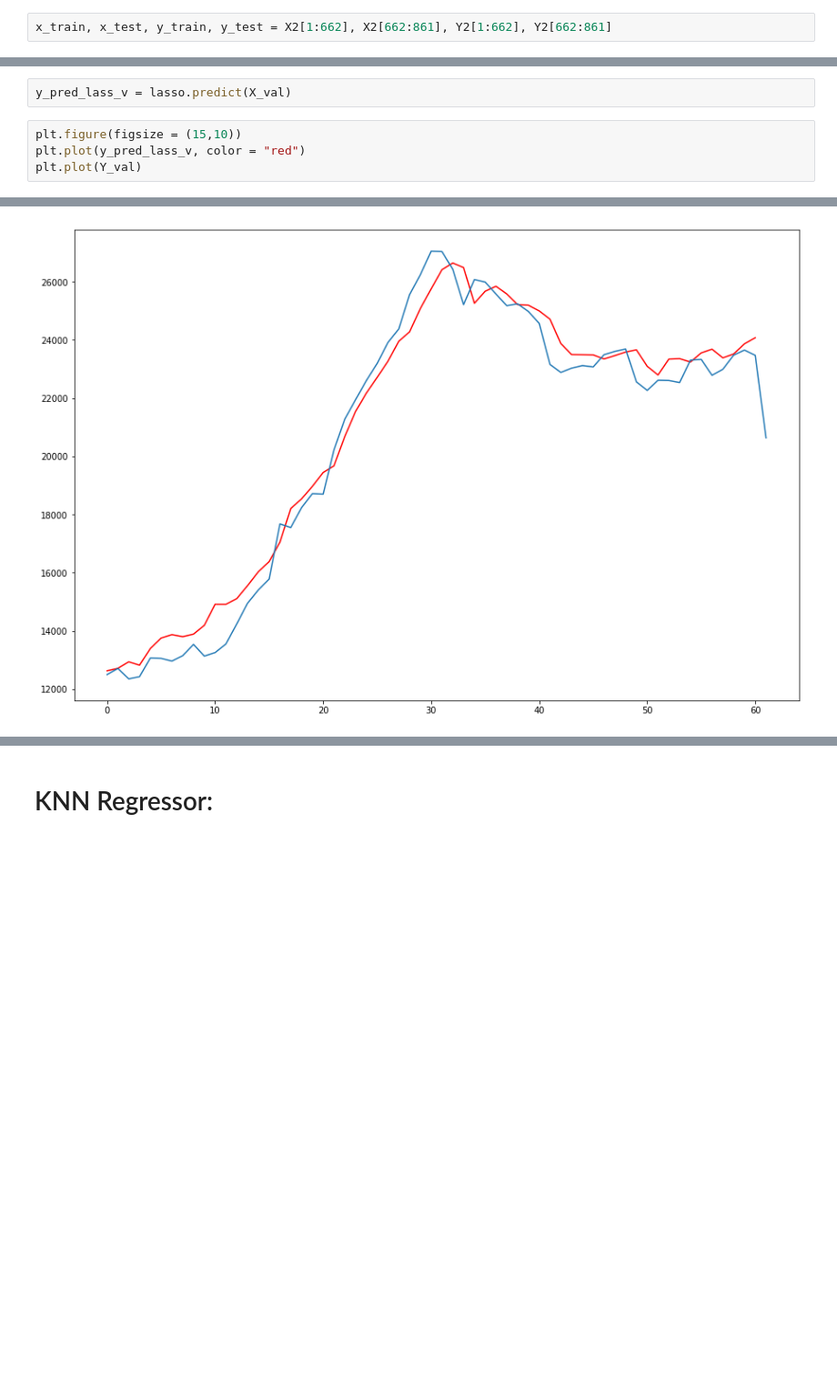
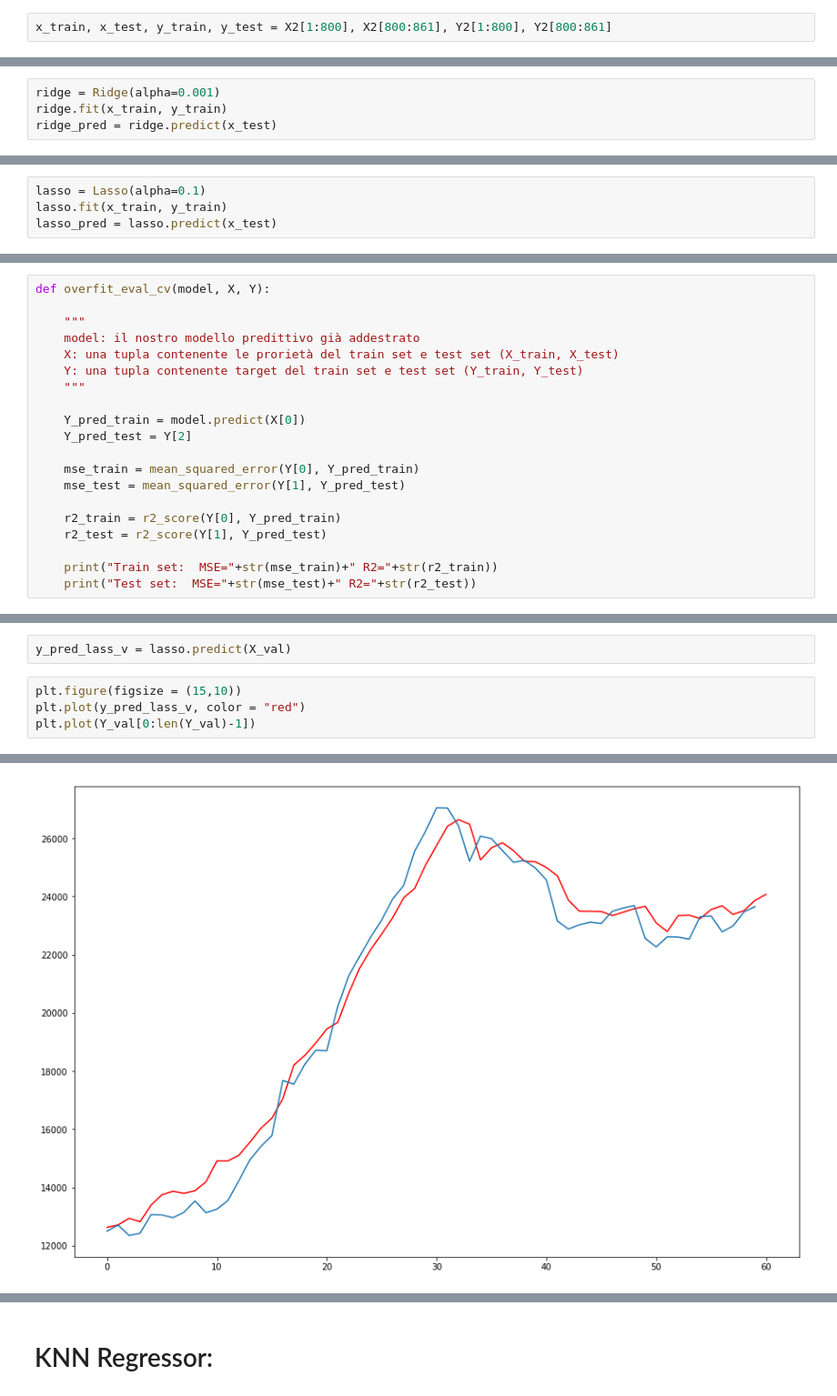
Before and after one commit to pkasela/Data-Science-Lab-Project, a Jupyter notebook: Ml_progetto_dsl.ipynb, the cells around one changed output, grey strips where cells are left out. Shown at 91% size. Drawn from its saved outputs; the diff is of its cells as text; blank space fills up the shorter version.

```diff
--- a/Ml_progetto_dsl.ipynb
+++ b/Ml_progetto_dsl.ipynb
@@ -678,5 +799,5 @@ Y_val = (Y2[800:862])
 # %%
-x_train, x_test, y_train, y_test = X2[1:662], X2[662:861], Y2[1:662], Y2[662:861]
+x_train, x_test, y_train, y_test = X2[1:800], X2[800:861], Y2[1:800], Y2[800:861]
 # %%
 x_train.shape
 # %% [output]
@@ -749,0 +877,4 @@ Test set:  MSE=1616242.6802137957 R2=0.9214976044927343
+# %%
+ridge = Ridge(alpha=0.001)
+ridge.fit(x_train, y_train)
+ridge_pred = ridge.predict(x_test)
@@ -780,0 +920,4 @@ Test set:  MSE=1592890.0753121194 R2=0.9226318620201212
+# %%
+lasso = Lasso(alpha=0.1)
+lasso.fit(x_train, y_train)
+lasso_pred = lasso.predict(x_test)
@@ -781 +935,21 @@ Test set:  MSE=1592890.0753121194 R2=0.9226318620201212
+# %%
+def overfit_eval_cv(model, X, Y):
+
+    """
+    model: il nostro modello predittivo già addestrato
+    X: una tupla contenente le prorietà del train set e test set (X_train, X_test)
+    Y: una tupla contenente target del train set e test set (Y_train, Y_test)
+    """
+
+    Y_pred_train = model.predict(X[0])
+    Y_pred_test = Y[2]
+
+    mse_train = mean_squared_error(Y[0], Y_pred_train)
+    mse_test = mean_squared_error(Y[1], Y_pred_test)
+
+    r2_train = r2_score(Y[0], Y_pred_train)
+    r2_test = r2_score(Y[1], Y_pred_test)
+
+    print("Train set:  MSE="+str(mse_train)+" R2="+str(r2_train))
+    print("Test set:  MSE="+str(mse_test)+" R2="+str(r2_test))
 # %%
@@ -1021,7 +1009,7 @@ y_pred_lass_v = lasso.predict(X_val)
 # %%
 plt.figure(figsize = (15,10))
 plt.plot(y_pred_lass_v, color = "red")
-plt.plot(Y_val)
+plt.plot(Y_val[0:len(Y_val)-1])
 # %% [output]
 [<matplotlib.lines.Line2D at 0x...>]
-[figure, old version]
+[figure, new version]
```
Also changed, not shown: parts of 90 cells of this notebook.
